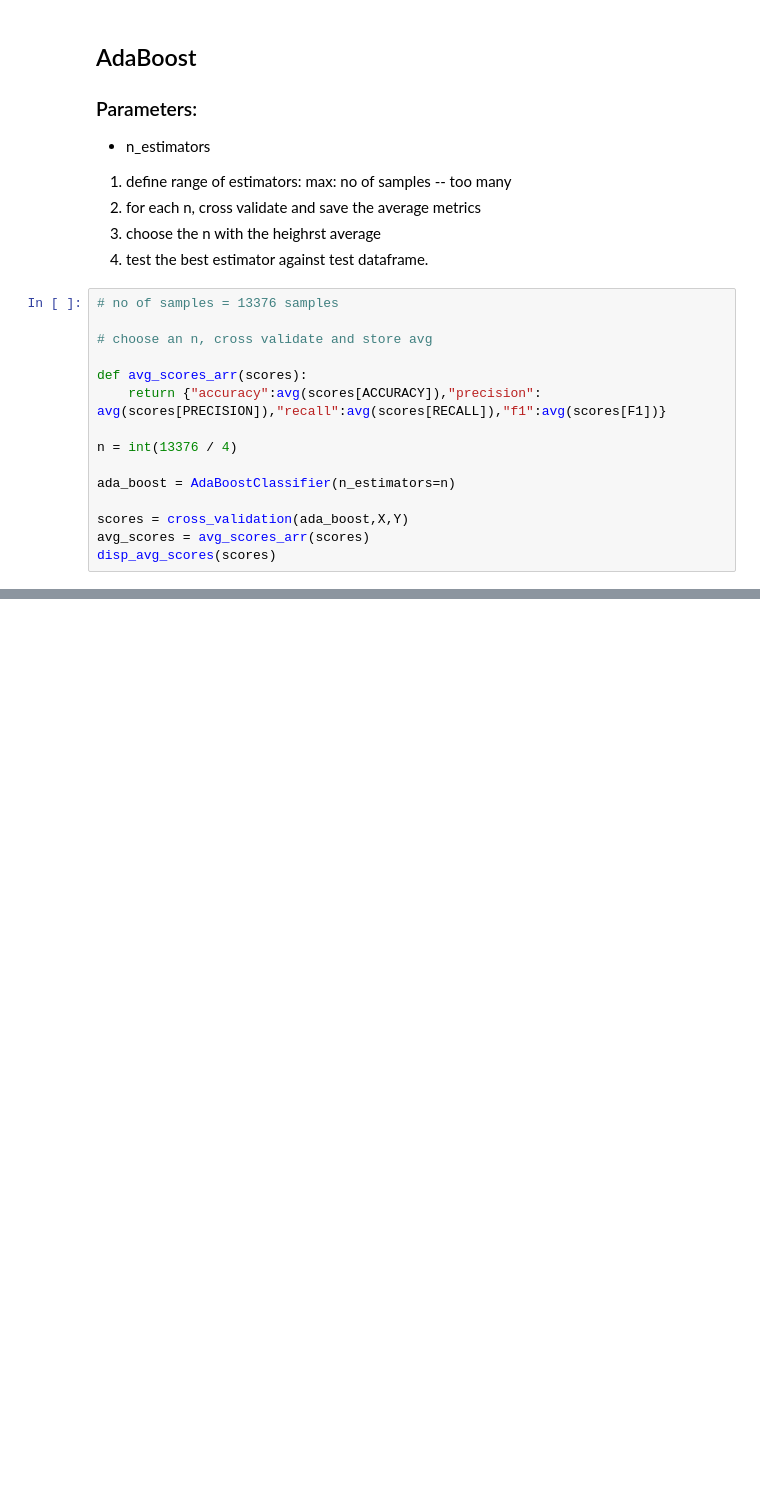
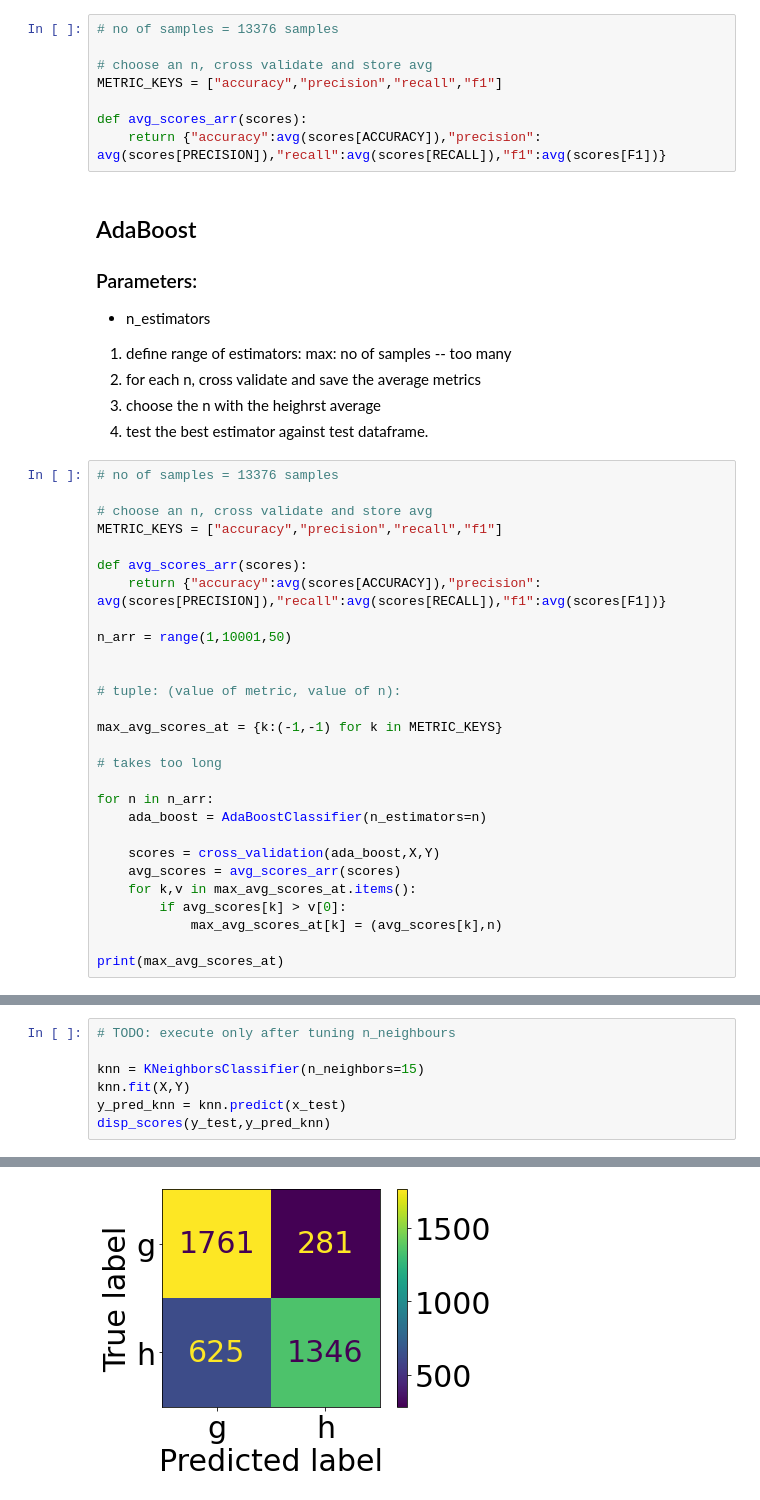
Before and after one commit to moharamfatema/data-classification-ml-python, a Jupyter notebook: classification.ipynb, the cells around one changed output, grey strips where cells are left out. Drawn from its saved outputs; the diff is of its cells as text; blank space fills up the shorter version.

```diff
--- a/classification.ipynb
+++ b/classification.ipynb
@@ -179,3 +191,11 @@ F1 = 0.7983109786388474
+# %%
+# no of samples = 13376 samples
+
+# choose an n, cross validate and store avg
+METRIC_KEYS = ["accuracy","precision","recall","f1"]
+
+def avg_scores_arr(scores):
+    return {"accuracy":avg(scores[ACCURACY]),"precision": avg(scores[PRECISION]),"recall":avg(scores[RECALL]),"f1":avg(scores[F1])}
 # %% [markdown]
 ## AdaBoost
 
@@ -190,14 +210,27 @@ F1 = 0.7983109786388474
 # no of samples = 13376 samples
 
 # choose an n, cross validate and store avg
+METRIC_KEYS = ["accuracy","precision","recall","f1"]
 
 def avg_scores_arr(scores):
     return {"accuracy":avg(scores[ACCURACY]),"precision": avg(scores[PRECISION]),"recall":avg(scores[RECALL]),"f1":avg(scores[F1])}
 
-n = int(13376 / 4)
+n_arr = range(1,10001,50)
 
-ada_boost = AdaBoostClassifier(n_estimators=n)
 
-scores = cross_validation(ada_boost,X,Y)
-avg_scores = avg_scores_arr(scores)
-disp_avg_scores(scores)
+# tuple: (value of metric, value of n):
+
+max_avg_scores_at = {k:(-1,-1) for k in METRIC_KEYS}
+
+# takes too long
+
+for n in n_arr:
+    ada_boost = AdaBoostClassifier(n_estimators=n)
+
+    scores = cross_validation(ada_boost,X,Y)
+    avg_scores = avg_scores_arr(scores)
+    for k,v in max_avg_scores_at.items():
+        if avg_scores[k] > v[0]:
+            max_avg_scores_at[k] = (avg_scores[k],n)
+
+print(max_avg_scores_at)
@@ -216,0 +272,8 @@ F1 = 0.8180702185121531
+# %%
+# TODO: execute only after tuning n_neighbours
+
+knn = KNeighborsClassifier(n_neighbors=15)
+knn.fit(X,Y)
+y_pred_knn = knn.predict(x_test)
+disp_scores(y_test,y_pred_knn)
+# %% [output]
@@ -216,0 +284 @@ F1 = 0.8180702185121531
+[figure, added]
```
Also changed, not shown: parts of 22 cells of this notebook.
